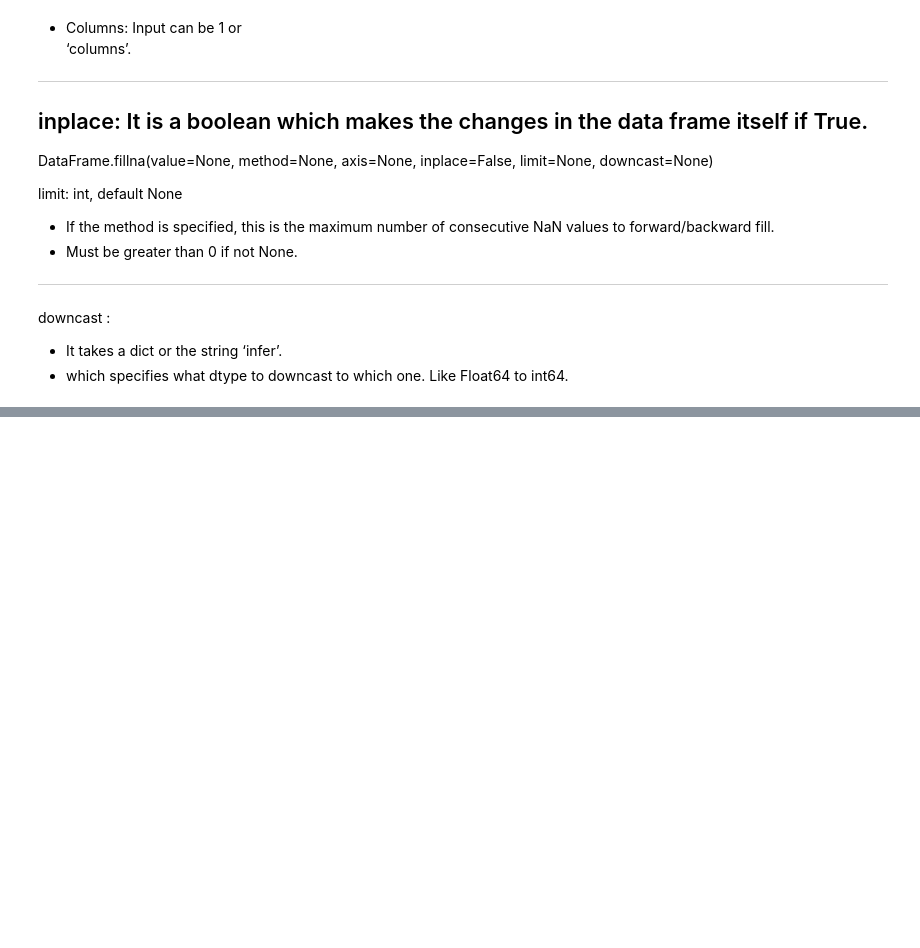
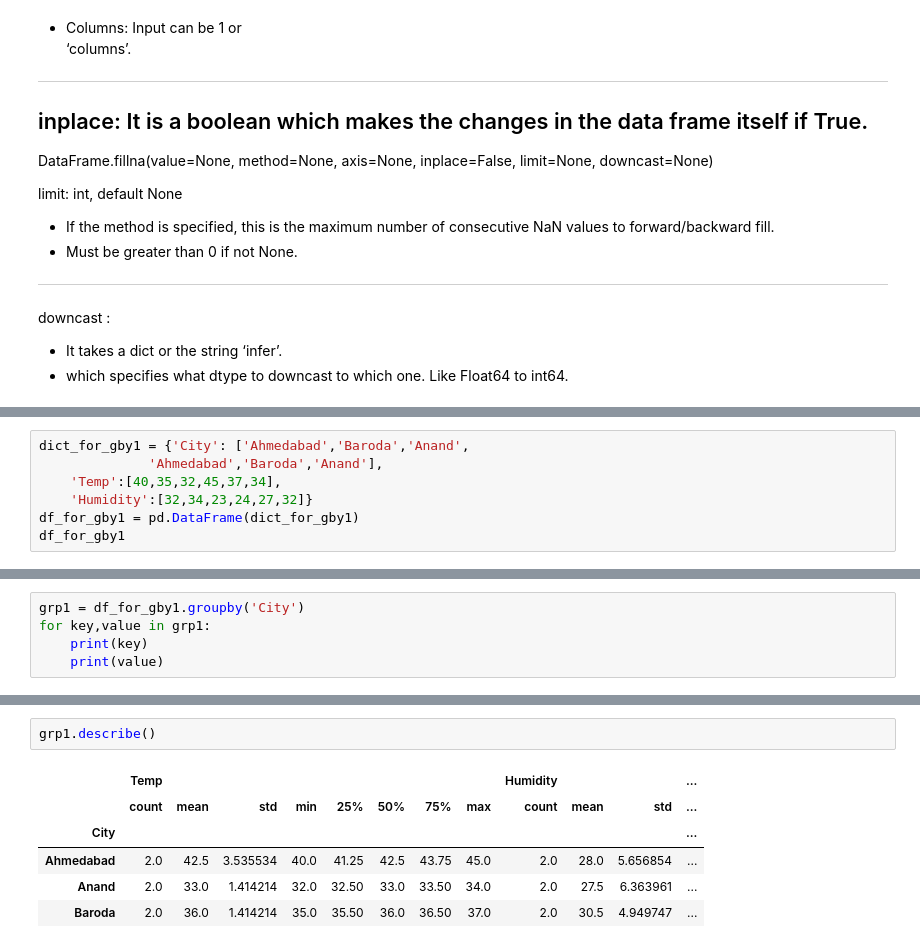
Before and after one commit to AseemGupta39/data_analytics_with_python, a Jupyter notebook: main.ipynb, the cells around one changed output, grey strips where cells are left out. Cells and saved outputs as stored; diff of their text form; blank space fills up the shorter version.

```diff
--- a/main.ipynb
+++ b/main.ipynb
@@ -1804,0 +2156,7 @@ downcast :
+# %%
+dict_for_gby1 = {'City': ['Ahmedabad','Baroda','Anand',
+              'Ahmedabad','Baroda','Anand'],
+    'Temp':[40,35,32,45,37,34],
+    'Humidity':[32,34,23,24,27,32]}
+df_for_gby1 = pd.DataFrame(dict_for_gby1)
+df_for_gby1
@@ -1804,0 +2183,5 @@ downcast :
+# %%
+grp1 = df_for_gby1.groupby('City')
+for key,value in grp1:
+    print(key)
+    print(value)
@@ -1804,0 +2259,9 @@ downcast :
+# %%
+grp1.describe()
+# %% [output]
+|  | Temp |  |  |  |  |  |  |  | Humidity |  |  | ... |
+|  | count | mean | std | min | 25% | 50% | 75% | max | count | mean | std | ... |
+| City |  |  |  |  |  |  |  |  |  |  |  | ... |
+| Ahmedabad | 2.0 | 42.5 | 3.535534 | 40.0 | 41.25 | 42.5 | 43.75 | 45.0 | 2.0 | 28.0 | 5.656854 | ... |
+| Anand | 2.0 | 33.0 | 1.414214 | 32.0 | 32.50 | 33.0 | 33.50 | 34.0 | 2.0 | 27.5 | 6.363961 | ... |
+| Baroda | 2.0 | 36.0 | 1.414214 | 35.0 | 35.50 | 36.0 | 36.50 | 37.0 | 2.0 | 30.5 | 4.949747 | ... |
```
Also changed, not shown: parts of 64 cells of this notebook, 2 other files.
